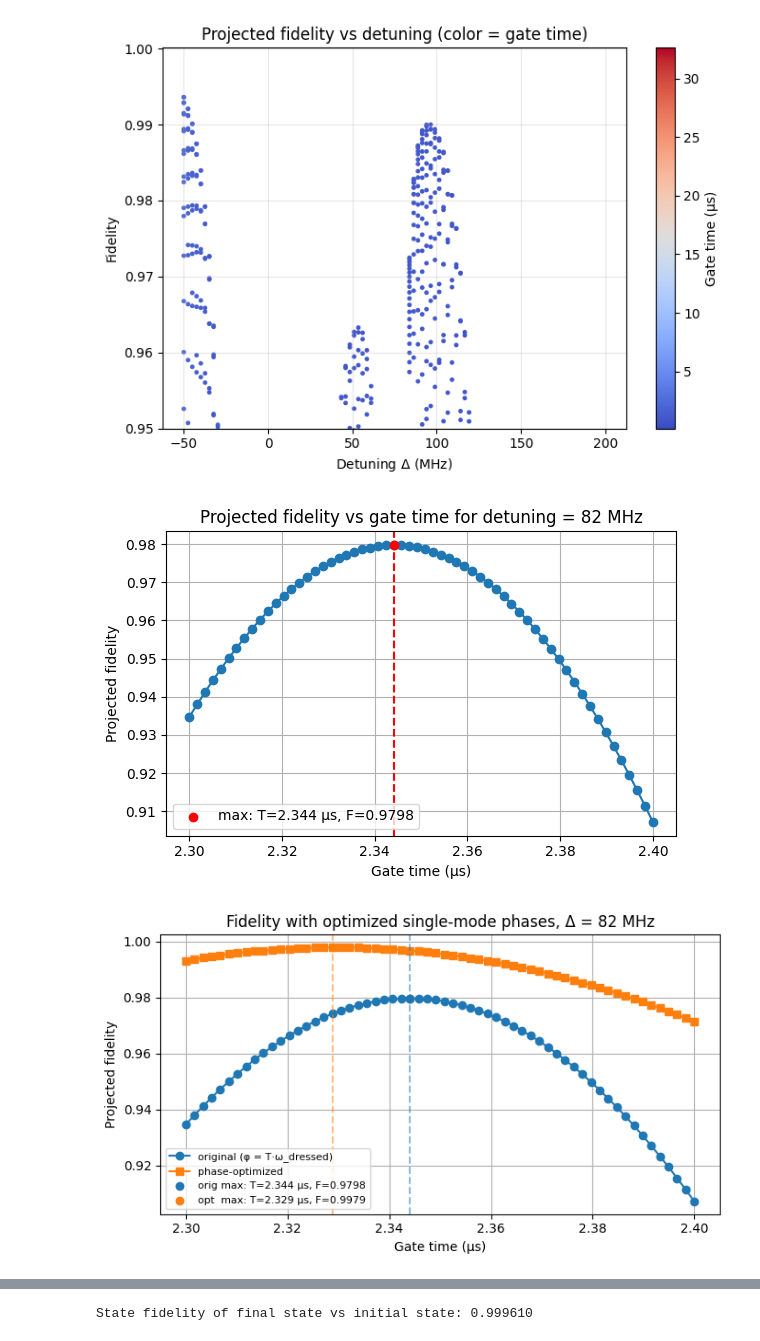
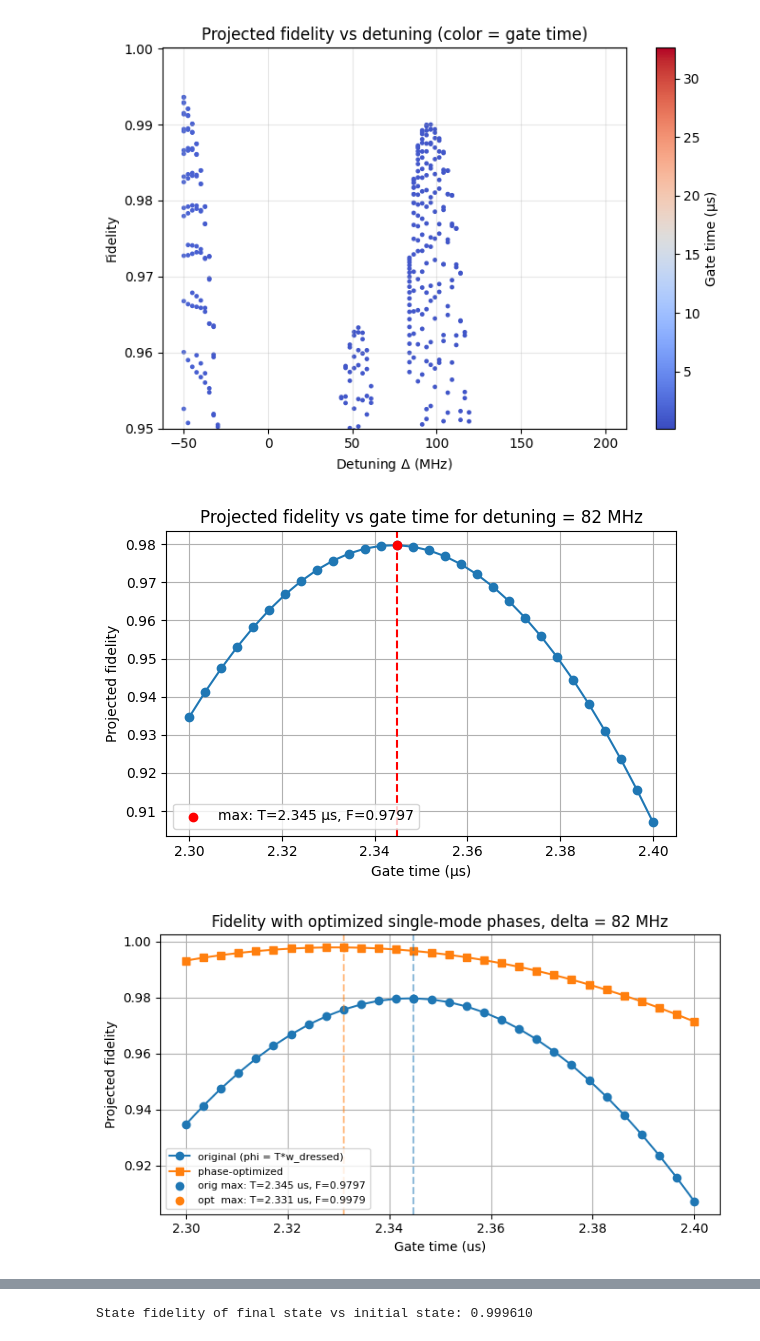
Before and after one commit to TunmayGerg/quantum-simulation-code, a Jupyter notebook: Optimal control/dchi_static.ipynb, the cells around one changed output, grey strips where cells are left out. Drawn from its saved outputs; the diff is of its cells as text; code cells hidden in the pictures.

```diff
--- a/Optimal control/dchi_static.ipynb
+++ b/Optimal control/dchi_static.ipynb
@@ -405,7 +405,7 @@ g = 2* 2*np.pi        # coupling (angular units)
 alpha = -150 * 2*np.pi # transmon anharmonicity (angular units)
 dressed_detuning = 82 * 2 * np.pi  # detuning between cavity and transmon for adiabetic dressed frame
 
-T_gates = np.linspace(2.3, 2.4, 60) # times of parity gate
+T_gates = np.linspace(2.3, 2.4, 30) # times of parity gate
 fidelity_list = np.zeros_like(T_gates) # placeholder for fidelity values at each time
 
 drive_parameters = {
@@ -453,7 +453,7 @@ plt.grid(True)
 plt.tight_layout()
 plt.show()
 # %% [output]
-[figure, old version]
+[figure, new version]
 # %%
 from scipy.optimize import minimize
 
@@ -467,6 +467,7 @@ N    = projector.tr().real
 
 fidelity_orig_recomp = np.zeros_like(T_gates)
 fidelity_opt         = np.zeros_like(T_gates)
+phi_opt_list         = np.zeros((len(T_gates), 2))  # optimal (phi_r, phi_q) per T_gate
 
 for i, T_gate in enumerate(T_gates):
     U_sim = adiabatic_unitary.dag() * (-1j * T_gate * H0).expm() * adiabatic_unitary
@@ -477,37 +478,38 @@ for i, T_gate in enumerate(T_gates):
         DdM  = D.dag() * M
         O    = DdM.tr()
         dO_r = (1j * n_r * DdM).tr()  # dO/dphi_r = Tr(i n_r D† M)
         dO_q = (1j * n_q * DdM).tr()  # dO/dphi_q = Tr(i n_q D† M)
         F    = abs(O)**2 / N**2
         dF_r = 2 * np.real(np.conj(O) * dO_r) / N**2  # dF/dphi = 2 Re(O̅ · dO/dphi)
         dF_q = 2 * np.real(np.conj(O) * dO_q) / N**2
         return -float(F), np.array([-float(dF_r), -float(dF_q)])
 
     phi0 = np.array([T_gate * w_r_dressed, T_gate * w_q_dressed])
     fidelity_orig_recomp[i] = -neg_F_and_grad(phi0)[0]
 
     res = minimize(neg_F_and_grad, x0=phi0, method='L-BFGS-B', jac=True,
                    options={'ftol': 1e-14, 'gtol': 1e-10})
-    fidelity_opt[i] = -res.fun
+    fidelity_opt[i]     = -res.fun
+    phi_opt_list[i]     = res.x  # store optimal phases
 
 best_orig = np.argmax(fidelity_orig_recomp)
 best_opt  = np.argmax(fidelity_opt)
 
 plt.figure(figsize=(7, 4))
-plt.plot(T_gates, fidelity_orig_recomp, 'o-', label='original (φ = T·ω_dressed)')
+plt.plot(T_gates, fidelity_orig_recomp, 'o-', label='original (phi = T*w_dressed)')
 plt.plot(T_gates, fidelity_opt,         's-', label='phase-optimized')
 plt.axvline(T_gates[best_orig], color='C0', linestyle='--', alpha=0.5)
 plt.axvline(T_gates[best_opt],  color='C1', linestyle='--', alpha=0.5)
 plt.scatter([T_gates[best_orig]], [fidelity_orig_recomp[best_orig]], color='C0', zorder=5,
-            label=f'orig max: T={T_gates[best_orig]:.3f} μs, F={fidelity_orig_recomp[best_orig]:.4f}')
+            label=f'orig max: T={T_gates[best_orig]:.3f} us, F={fidelity_orig_recomp[best_orig]:.4f}')
 plt.scatter([T_gates[best_opt]],  [fidelity_opt[best_opt]],  color='C1', zorder=5,
-            label=f'opt  max: T={T_gates[best_opt]:.3f} μs, F={fidelity_opt[best_opt]:.4f}')
-plt.xlabel('Gate time (μs)')
+            label=f'opt  max: T={T_gates[best_opt]:.3f} us, F={fidelity_opt[best_opt]:.4f}')
+plt.xlabel('Gate time (us)')
 plt.ylabel('Projected fidelity')
-plt.title(f'Fidelity with optimized single-mode phases, Δ = {dressed_detuning/(2*np.pi):.0f} MHz')
+plt.title(f'Fidelity with optimized single-mode phases, delta = {dressed_detuning/(2*np.pi):.0f} MHz')
 plt.legend(fontsize=8)
 plt.grid(True)
 plt.tight_layout()
 plt.show()
 # %% [output]
-[figure, old version]
+[figure, new version]
```
Also changed, not shown: parts of 1 cell of this notebook, 1 other file.
